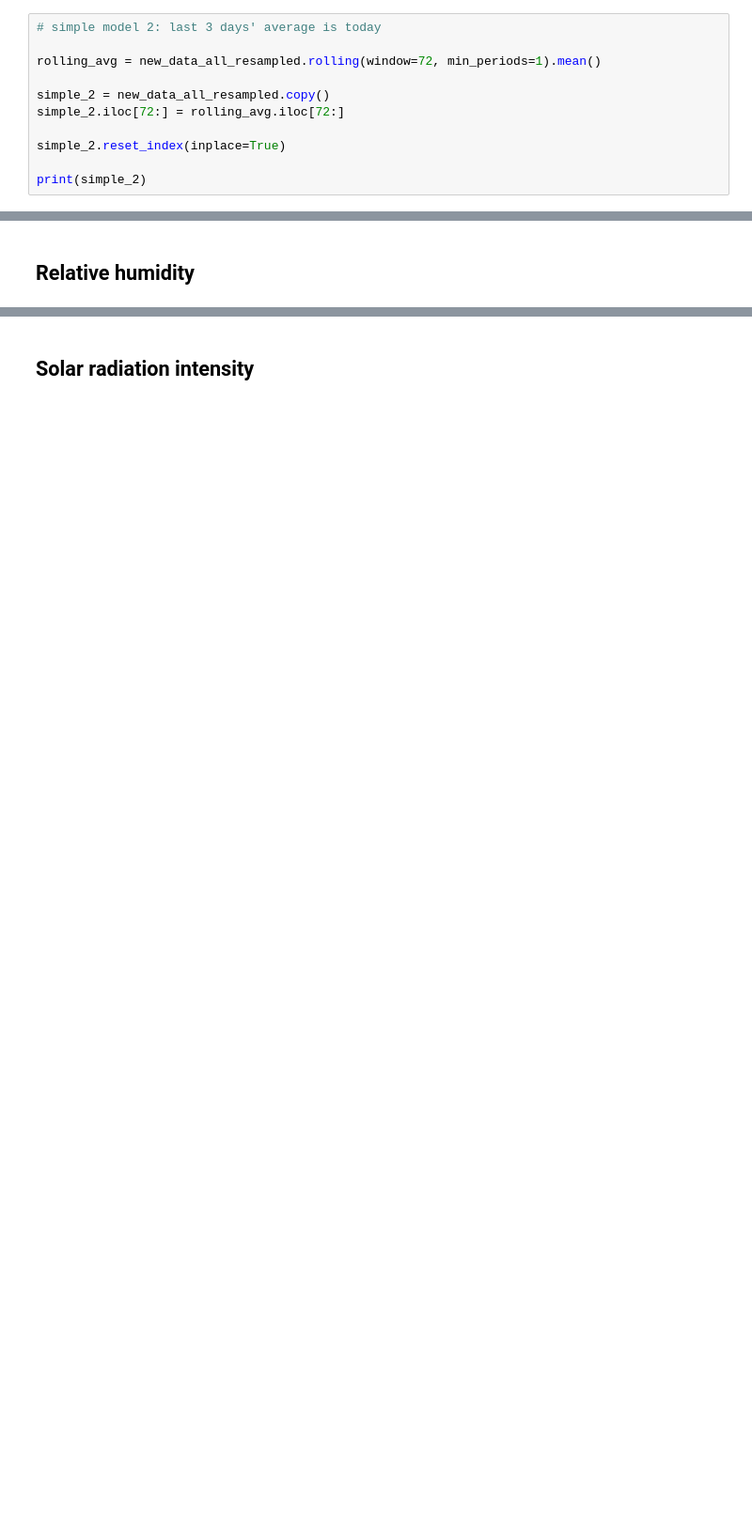
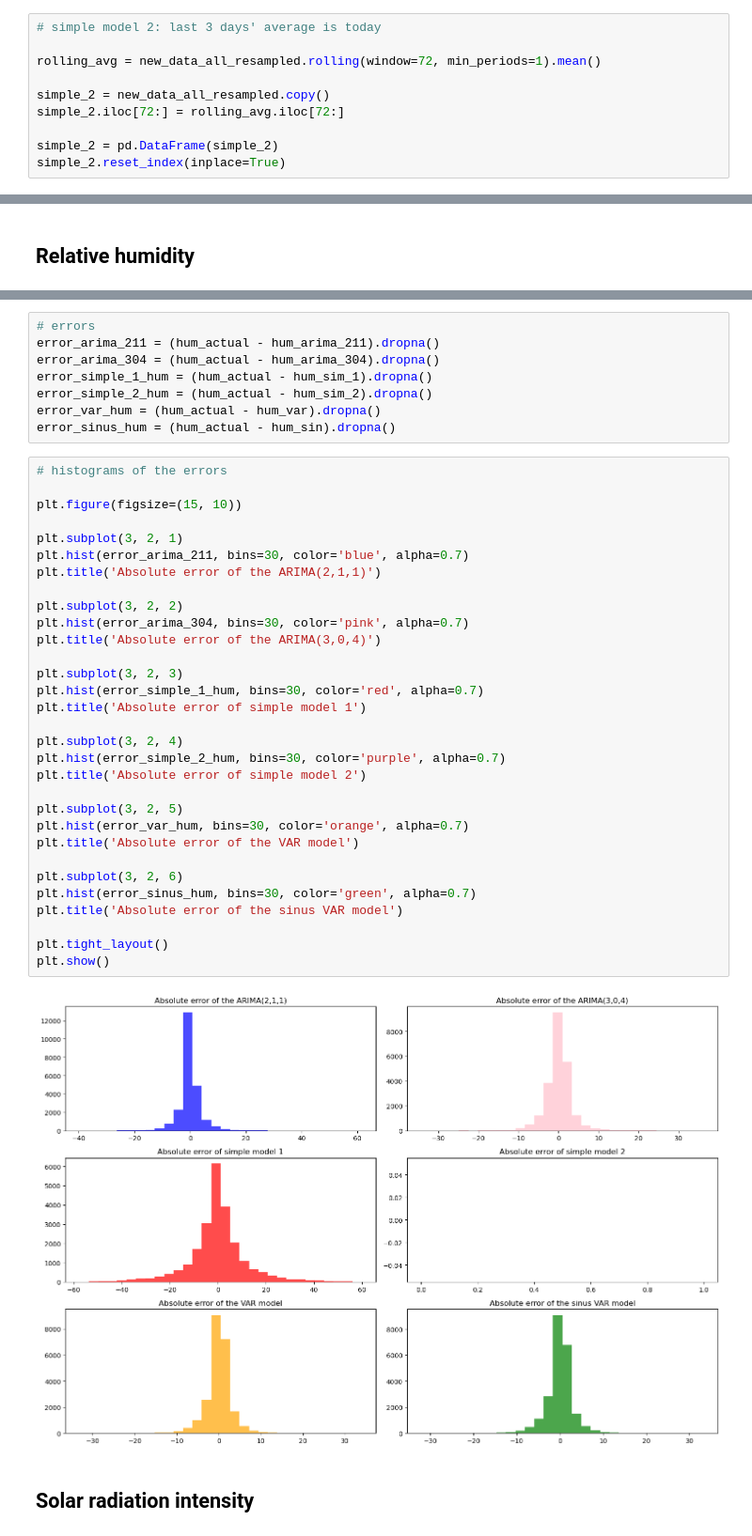
Before and after one commit to bregina98/Local-prediction-of-weather-parameters-based-on-historical-data, a Jupyter notebook: comparison of all the models/all_models.ipynb, the cells around one changed output, grey strips where cells are left out. Shown at 94% size. Cells and saved outputs as stored; diff of their text form; blank space fills up the shorter version.

Commit message:
histograms done

```diff
--- a/comparison of all the models/all_models.ipynb
+++ b/comparison of all the models/all_models.ipynb
@@ -105,6 +105,5 @@ rolling_avg = new_data_all_resampled.rolling(window=72, min_periods=1).mean()
 simple_2 = new_data_all_resampled.copy()
 simple_2.iloc[72:] = rolling_avg.iloc[72:]
 
+simple_2 = pd.DataFrame(simple_2)
 simple_2.reset_index(inplace=True)
-
-print(simple_2)
@@ -351,2 +361,43 @@ plt.show()
+# %%
+# errors
+error_arima_211 = (hum_actual - hum_arima_211).dropna()
+error_arima_304 = (hum_actual - hum_arima_304).dropna()
+error_simple_1_hum = (hum_actual - hum_sim_1).dropna()
+error_simple_2_hum = (hum_actual - hum_sim_2).dropna()
+error_var_hum = (hum_actual - hum_var).dropna()
+error_sinus_hum = (hum_actual - hum_sin).dropna()
+# %%
+# histograms of the errors
+
+plt.figure(figsize=(15, 10))
+
+plt.subplot(3, 2, 1)
+plt.hist(error_arima_211, bins=30, color='blue', alpha=0.7)
+plt.title('Absolute error of the ARIMA(2,1,1)')
+
+plt.subplot(3, 2, 2)
+plt.hist(error_arima_304, bins=30, color='pink', alpha=0.7)
+plt.title('Absolute error of the ARIMA(3,0,4)')
+
+plt.subplot(3, 2, 3)
+plt.hist(error_simple_1_hum, bins=30, color='red', alpha=0.7)
+plt.title('Absolute error of simple model 1')
+
+plt.subplot(3, 2, 4)
+plt.hist(error_simple_2_hum, bins=30, color='purple', alpha=0.7)
+plt.title('Absolute error of simple model 2')
+
+plt.subplot(3, 2, 5)
+plt.hist(error_var_hum, bins=30, color='orange', alpha=0.7)
+plt.title('Absolute error of the VAR model')
+
+plt.subplot(3, 2, 6)
+plt.hist(error_sinus_hum, bins=30, color='green', alpha=0.7)
+plt.title('Absolute error of the sinus VAR model')
+
+plt.tight_layout()
+plt.show()
+# %% [output]
+[figure, added]
 # %% [markdown]
 ## Solar radiation intensity
```
Also changed, not shown: parts of 12 cells of this notebook.
